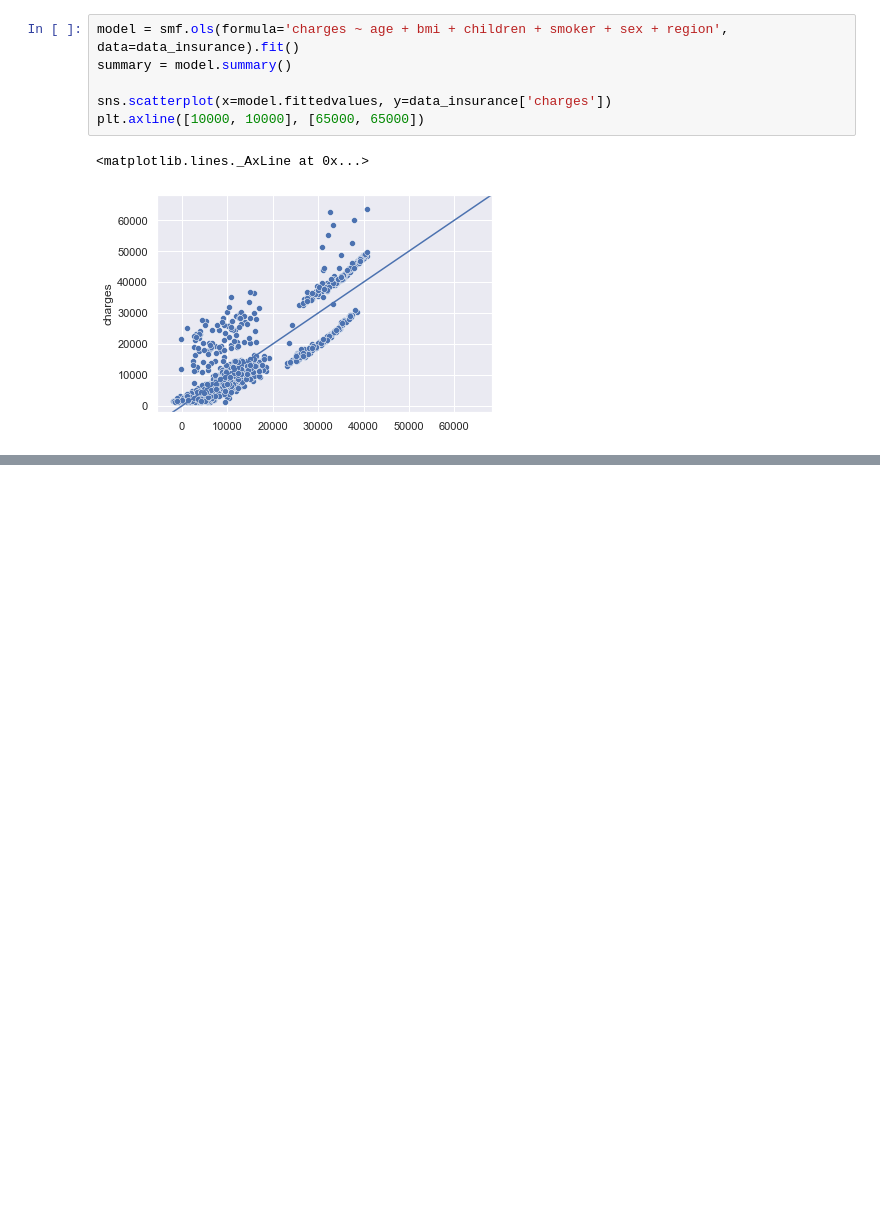
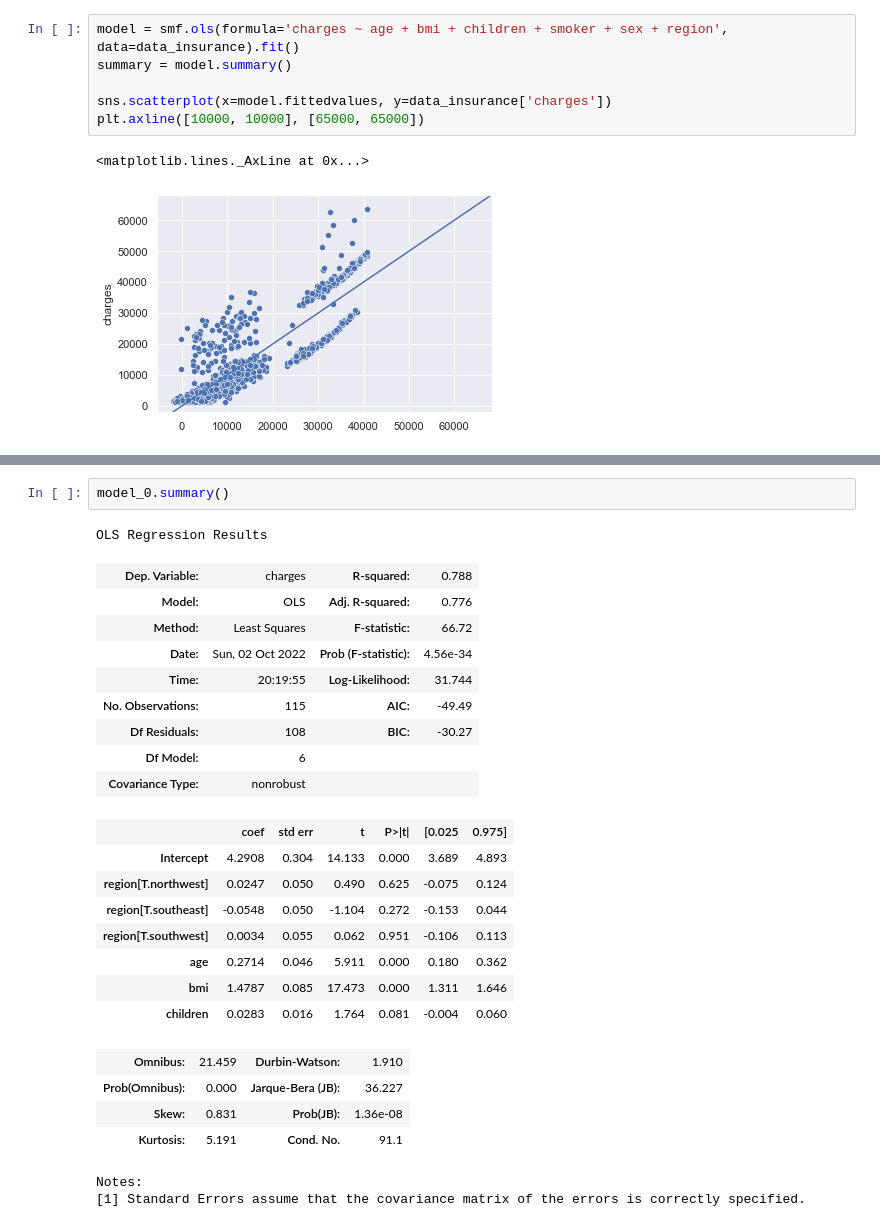
Before and after one commit to renatoquiliche/Interpretable-Machine-Learning, a Jupyter notebook: Notebooks/XPEd.ipynb, the cells around one changed output, grey strips where cells are left out. Drawn from its saved outputs; the diff is of its cells as text; blank space fills up the shorter version.

```diff
--- a/Notebooks/XPEd.ipynb
+++ b/Notebooks/XPEd.ipynb
@@ -236,0 +326,27 @@ for ax in axs.flat:
+# %%
+model_0.summary()
+# %% [output]
+OLS Regression Results
+| Dep. Variable: | charges | R-squared: | 0.788 |
+| Model: | OLS | Adj. R-squared: | 0.776 |
+| Method: | Least Squares | F-statistic: | 66.72 |
+| Date: | Sun, 02 Oct 2022 | Prob (F-statistic): | 4.56e-34 |
+| Time: | 20:19:55 | Log-Likelihood: | 31.744 |
+| No. Observations: | 115 | AIC: | -49.49 |
+| Df Residuals: | 108 | BIC: | -30.27 |
+| Df Model: | 6 |  |  |
+| Covariance Type: | nonrobust |  |  |
+|  | coef | std err | t | P>|t| | [0.025 | 0.975] |
+| Intercept | 4.2908 | 0.304 | 14.133 | 0.000 | 3.689 | 4.893 |
+| region[T.northwest] | 0.0247 | 0.050 | 0.490 | 0.625 | -0.075 | 0.124 |
+| region[T.southeast] | -0.0548 | 0.050 | -1.104 | 0.272 | -0.153 | 0.044 |
+| region[T.southwest] | 0.0034 | 0.055 | 0.062 | 0.951 | -0.106 | 0.113 |
+| age | 0.2714 | 0.046 | 5.911 | 0.000 | 0.180 | 0.362 |
+| bmi | 1.4787 | 0.085 | 17.473 | 0.000 | 1.311 | 1.646 |
+| children | 0.0283 | 0.016 | 1.764 | 0.081 | -0.004 | 0.060 |
+| Omnibus: | 21.459 | Durbin-Watson: | 1.910 |
+| Prob(Omnibus): | 0.000 | Jarque-Bera (JB): | 36.227 |
+| Skew: | 0.831 | Prob(JB): | 1.36e-08 |
+| Kurtosis: | 5.191 | Cond. No. | 91.1 |
+Notes:
+[1] Standard Errors assume that the covariance matrix of the errors is correctly specified.
```
Also changed, not shown: parts of 14 cells of this notebook.
